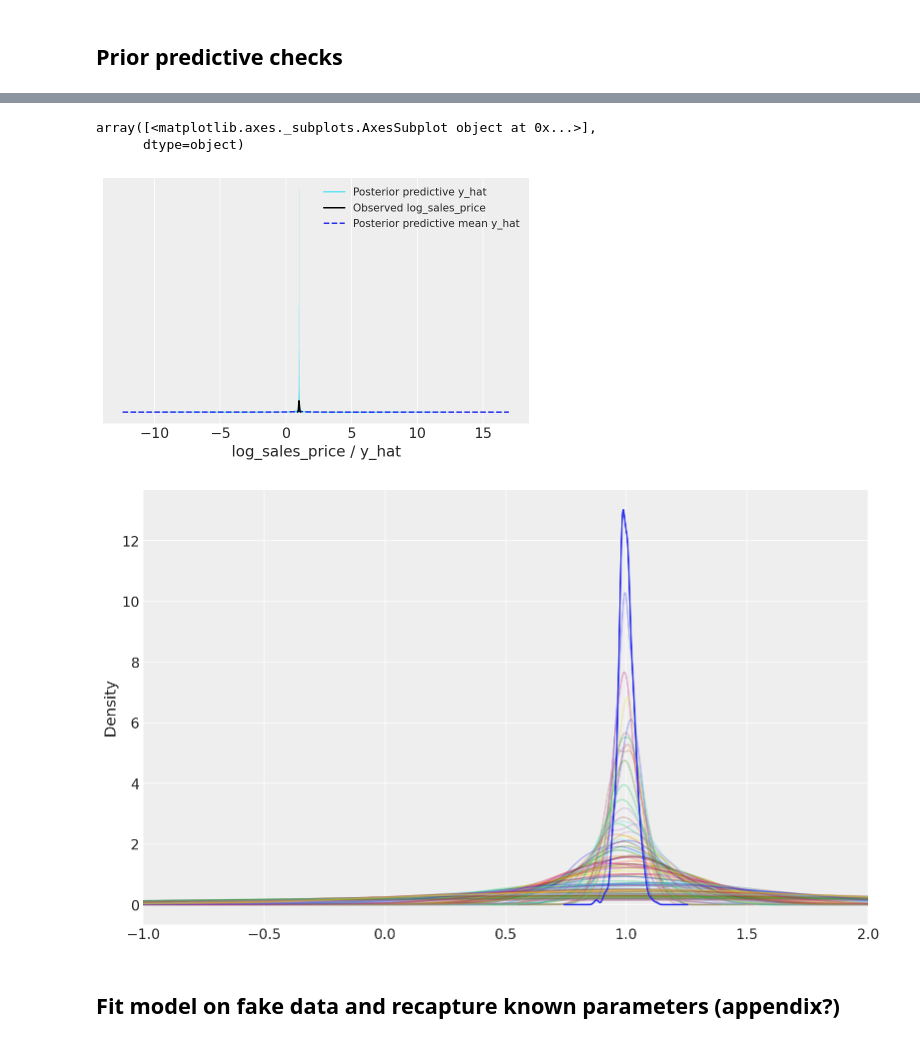
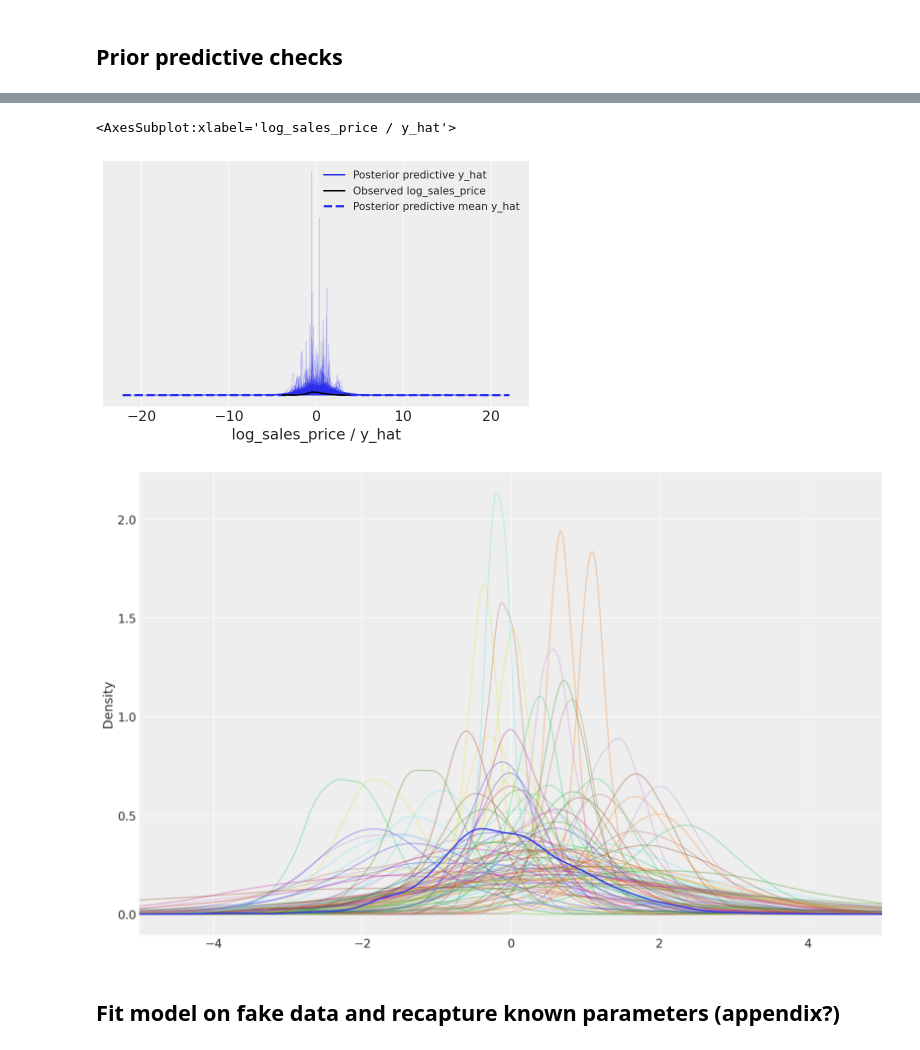
Before and after one commit to bennywee/house_prices_kaggle, a Jupyter notebook: notebooks/modelling_notebooks/pooled_ols_model.ipynb, the cells around one changed output, grey strips where cells are left out. Saved outputs shown, nothing was run; the diff lists cells and outputs as text; code cells hidden in the pictures.

```diff
--- a/notebooks/modelling_notebooks/pooled_ols_model.ipynb
+++ b/notebooks/modelling_notebooks/pooled_ols_model.ipynb
@@ -46,13 +46,14 @@ test = df_full.loc[df_full['data_type'] == 'test'].copy()
 train['log_lot_area_z'] = (train[['log_lot_area']] - train[['log_lot_area']].mean()) / train[['log_lot_area']].std()
 
 # Scale target (train)
-train['log_sales_price_std'] = train['log_sales_price']/train['log_sales_price'].mean()
+#train['log_sales_price_std'] = train['log_sales_price']/train['log_sales_price'].mean()
+train['log_sales_price_std'] = (train[['log_sales_price']] - train[['log_sales_price']].mean()) / train[['log_sales_price']].std()
 
 # Center and scale predictor using training data mean and std
 test['log_lot_area_z'] = (test[['log_lot_area']] - train[['log_lot_area']].mean()) / train[['log_lot_area']].std()
 
 # Scale target using training data mean
-test['log_sales_price_std'] = test['log_sales_price']/train['log_sales_price'].mean()
+#test['log_sales_price_std'] = test['log_sales_price']/train['log_sales_price'].mean()
 # %% [markdown]
 ## Load and simulate fake data
 # %%
@@ -62,11 +63,17 @@ INFO:pystan:COMPILING THE C++ CODE FOR MODEL anon_model_f624cc3d8d808ccfc509d79c
+# %%
+# Set parameters
+alpha_sd = 1
+beta_sd = 1
+sigma_sd = 1
 # %%
 pm_data_check = dict(N = len(train),
               log_sales_price = train['log_sales_price_std'],
               log_lot_area = train['log_lot_area_z'],
               N_test = len(test),
               log_lot_area_test = test['log_lot_area_z'],
-              alpha_sd = 0.01,
-              beta_sd = 0.1,
+              alpha_sd = alpha_sd,
+              beta_sd = beta_sd,
+              sigma_sd = sigma_sd,
               run_estimation = 0)
 
 fit_pm_check = pooling_model.sampling(data=pm_data_check, control=dict(adapt_delta=0.99))
@@ -81,23 +115,20 @@ pm_check_az = az.from_pystan(
     log_likelihood='log_lik',
 )
 
-az.plot_ppc(data = pm_check_az, kind = 'density', data_pairs = {'log_sales_price' : 'y_hat'})
-
-#az.plot_trace(fit_model_check, var_names=["alpha_j", "beta", "sigma"], compact = True);
+az.plot_ppc(data = pm_check_az, kind = 'kde', data_pairs = {'log_sales_price' : 'y_hat'})
 # %% [output]
-array([<matplotlib.axes._subplots.AxesSubplot object at 0x...>],
-      dtype=object)
+<AxesSubplot:xlabel='log_sales_price / y_hat'>
-[figure, old version]
+[figure, new version]
 # %%
 fig, axes = plt.subplots(1,1, figsize = (13, 8))
 
 pm_df_check.filter(regex = 'y_hat').T.iloc[:, :100].plot.kde(alpha=0.3,
                                                         legend = False,
-                                                        xlim = (-1, 2),
+                                                        xlim = (-5, 5),
                                                         ax = axes);
 
 train['log_sales_price_std'].plot.kde(legend = False,
                              alpha = 1,
                              ax = axes);
 # %% [output]
-[figure, old version]
+[figure, new version]
```
Also changed, not shown: parts of 15 cells of this notebook, 4 other files.
